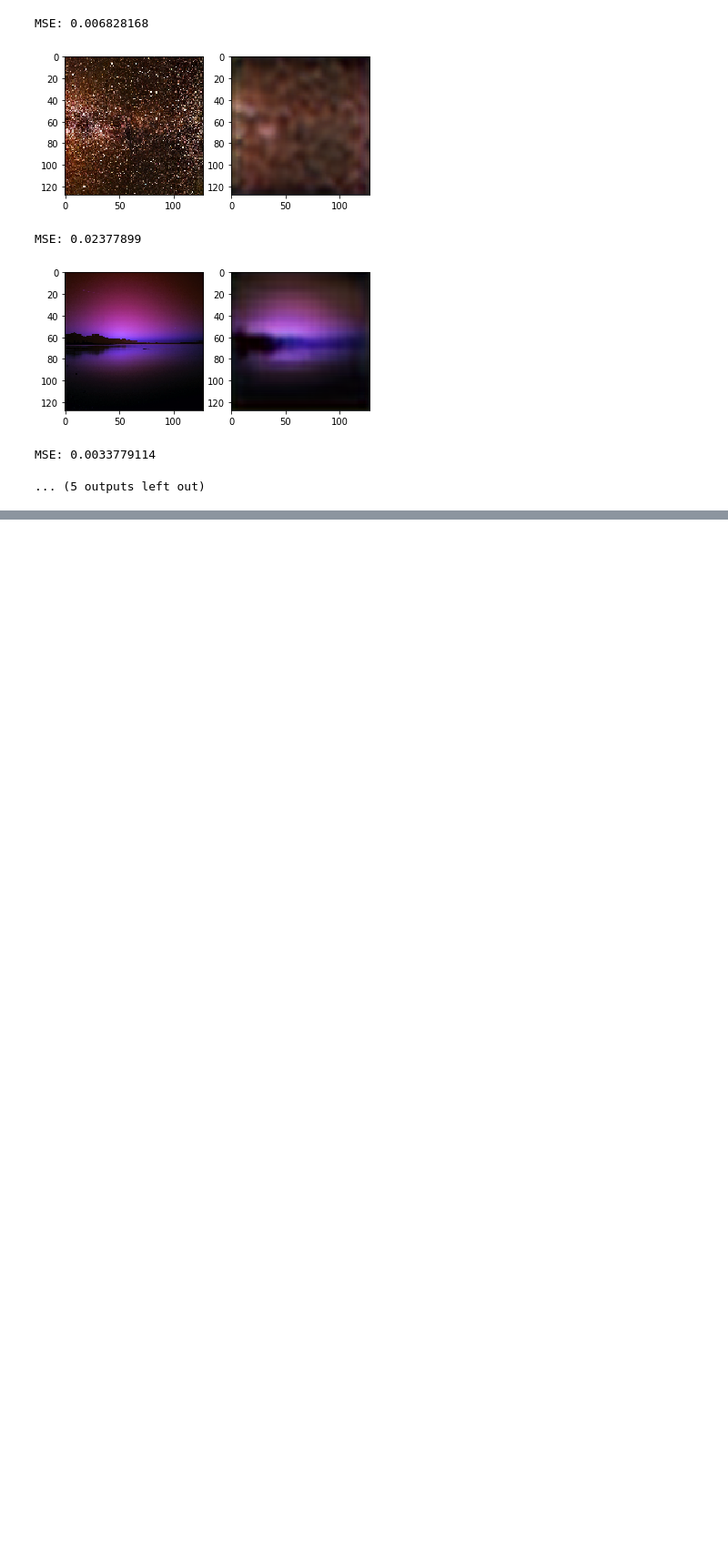
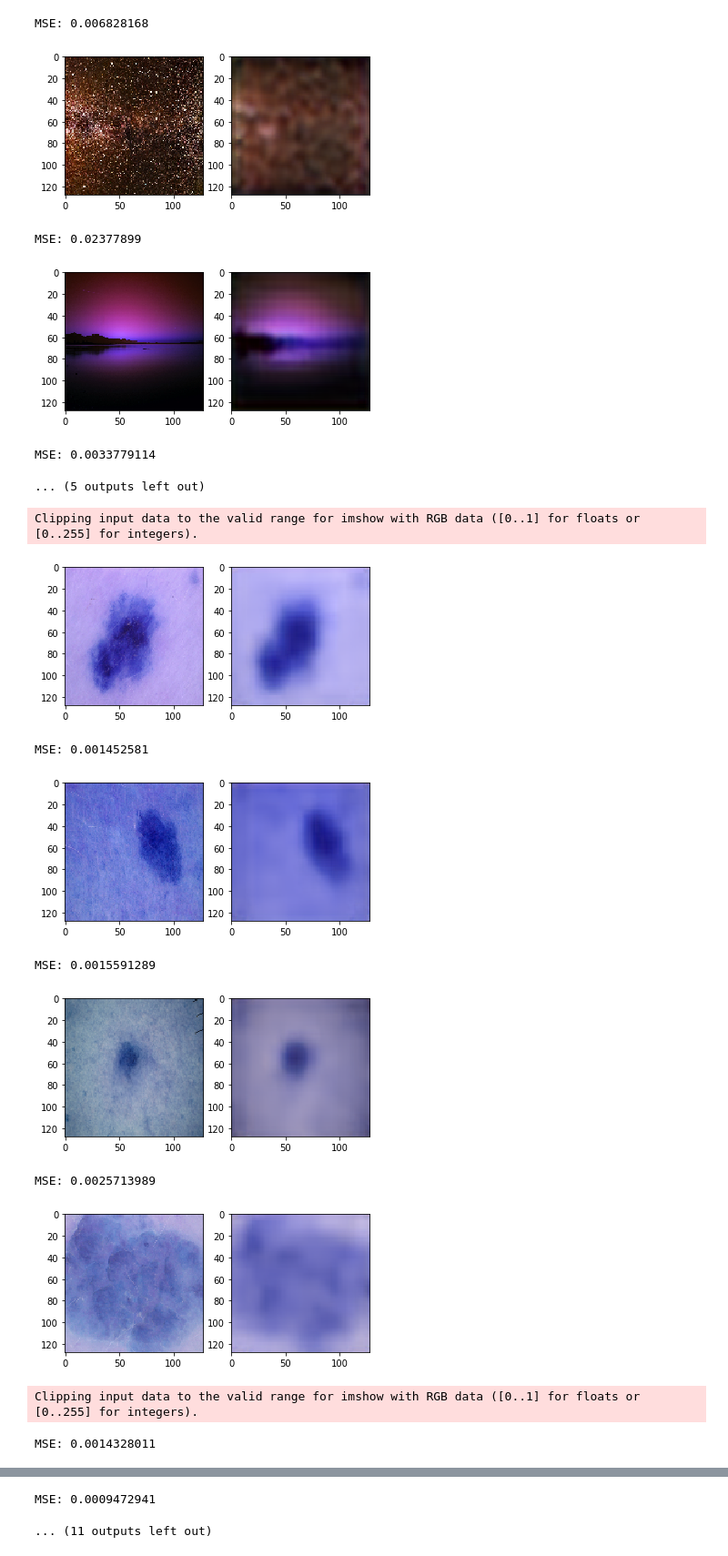
Before and after one commit to ambareeshravi/Anomaly_Detection_Images, a Jupyter notebook: AnomalyDetection.ipynb, the cells around one changed output, grey strips where cells are left out. Shown at 91% size. Saved outputs shown, nothing was run; the diff lists cells and outputs as text; code cells hidden in the pictures; blank space fills up the shorter version.

```diff
--- a/AnomalyDetection.ipynb
+++ b/AnomalyDetection.ipynb
@@ -30,6 +28,6 @@ Runnning on LOCAL SYSTEM
 # %%
 class HAM_Data:
-    def __init__(self, images_path = "data/HAM10000_images/", data_info = "data/HAM10000_metadata.csv", split_files_path = "output/", resolution = (128, 128), toNormalize = True):
+    def __init__(self, images_path = "data/HAM10000_images/", data_info = "data/HAM10000_metadata.csv", split_files_path = "data_files/", resolution = (128, 128), toNormalize = True):
         extra = '/content/drive/My Drive/' if isCloud else  ""
         self.images_path = extra + images_path
         self.data_info = pd.read_csv(extra + data_info)
@@ -177,6 +238,6 @@ class Trainer(HAM_Data):
 # %%
 class Tester(HAM_Data):
-    def __init__(self, model_path = "backup/autoencoder-49-0.97.hdf5"):
+    def __init__(self, model_path = "models/autoencoder_512-49-0.95.hdf5"):
         self.model_path = model_path
         self.model = load_model(self.model_path)
         HAM_Data.__init__(self)
@@ -244,3 +307,20 @@ MSE: 0.02377899
 [figure]
 MSE: 0.0033779114
 ... (5 outputs left out)
+# %%
+ts_512 = Tester(model_path = "models/autoencoder_512-49-0.95.hdf5")
+# %%
+# On testset - 10 random images
+images = np.random.choice(ts.test_data[:,0], 10)
+ts_512.test(images, read_images = False)
+# %% [output]
+Clipping input data to the valid range for imshow with RGB data ([0..1] for floats or [0..255] for integers).
+[figure, added]
+MSE: 0.001452581
+[figure, added]
+MSE: 0.0015591289
+[figure, added]
+MSE: 0.0025713989
+[figure, added]
+Clipping input data to the valid range for imshow with RGB data ([0..1] for floats or [0..255] for integers).
+MSE: 0.0014328011
@@ -246,0 +328,2 @@ MSE: 0.0033779114
+MSE: 0.0009472941
+... (11 outputs left out)
```
Also changed, not shown: parts of 10 cells of this notebook.
